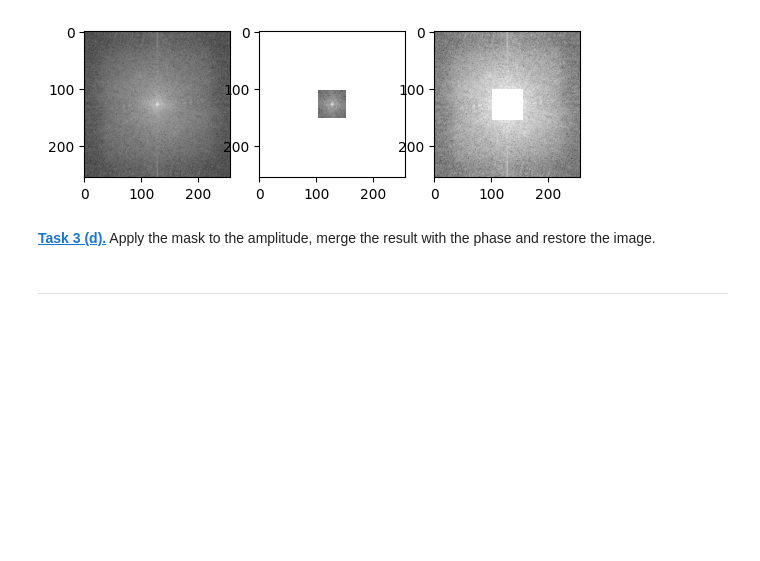
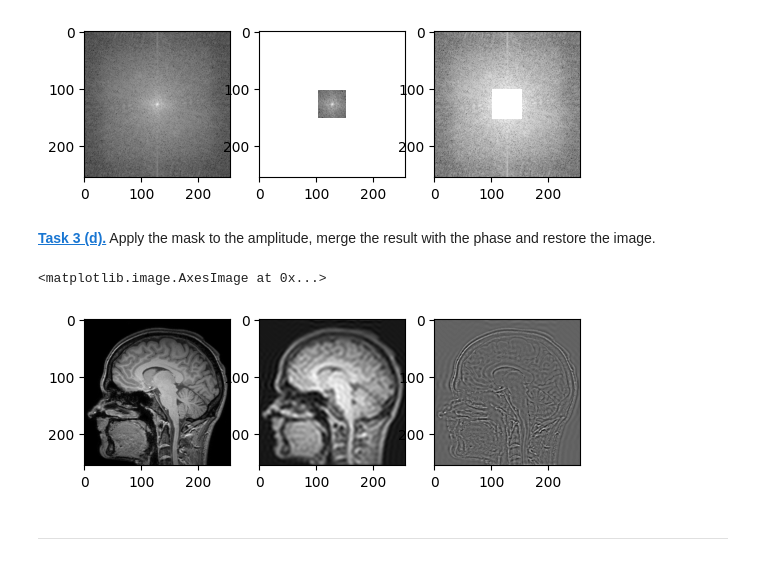
Before and after one commit to k8nsti/mobi-fs5-python, a Jupyter notebook: fourier.ipynb, the cells around one changed output. Saved outputs shown, nothing was run; the diff lists cells and outputs as text; code cells hidden in the pictures; blank space fills up the shorter version.

```diff
--- a/fourier.ipynb
+++ b/fourier.ipynb
@@ -153,7 +153,7 @@ plt.show()
 # %%
 filter_window_size = 50
 low_passfilter = np.zeros((256, 256))
-low_passfilter[103:154, 103:154] = 1
+low_passfilter[103:153, 103:153] = 1
 
 plt.imshow(low_passfilter, cmap = "gray")
 plt.show()
@@ -186,6 +186,37 @@ plt.imshow(np.log(high_ampl), "gray")
 [figure]
 # %% [markdown]
 **[Task 3 (d).]()** Apply the mask to the amplitude, merge the result with the phase and restore the image.
+# %%
+phase_brain = phase_shift
+merged_image_shift_orig = to_complex_array(orig_ampl, phase_brain)
+
+merge_shift_reverse_orig = np.fft.ifftshift(merged_image_shift_orig)
+
+merged_image_orig = np.fft.ifft2(merge_shift_reverse_orig).real
+
+merged_image_shift_low = to_complex_array(low_ampl, phase_brain)
+
+merge_shift_reverse_low = np.fft.ifftshift(merged_image_shift_low)
+
+merged_image_low = np.fft.ifft2(merge_shift_reverse_low).real
+
+
+merged_image_shift_high = to_complex_array(high_ampl, phase_brain)
+
+merge_shift_reverse_high = np.fft.ifftshift(merged_image_shift_high)
+
+merged_image_high = np.fft.ifft2(merge_shift_reverse_high).real
+
+plt.figure()
+plt.subplot(1, 3, 1)
+plt.imshow(merged_image_orig, "gray")
+plt.subplot(1, 3, 2)
+plt.imshow(merged_image_low, "gray")
+plt.subplot(1, 3, 3)
+plt.imshow(merged_image_high, "gray")
+# %% [output]
+<matplotlib.image.AxesImage at 0x...>
+[figure, added]
 # %% [markdown]
 ---
 # %% [markdown]
```
